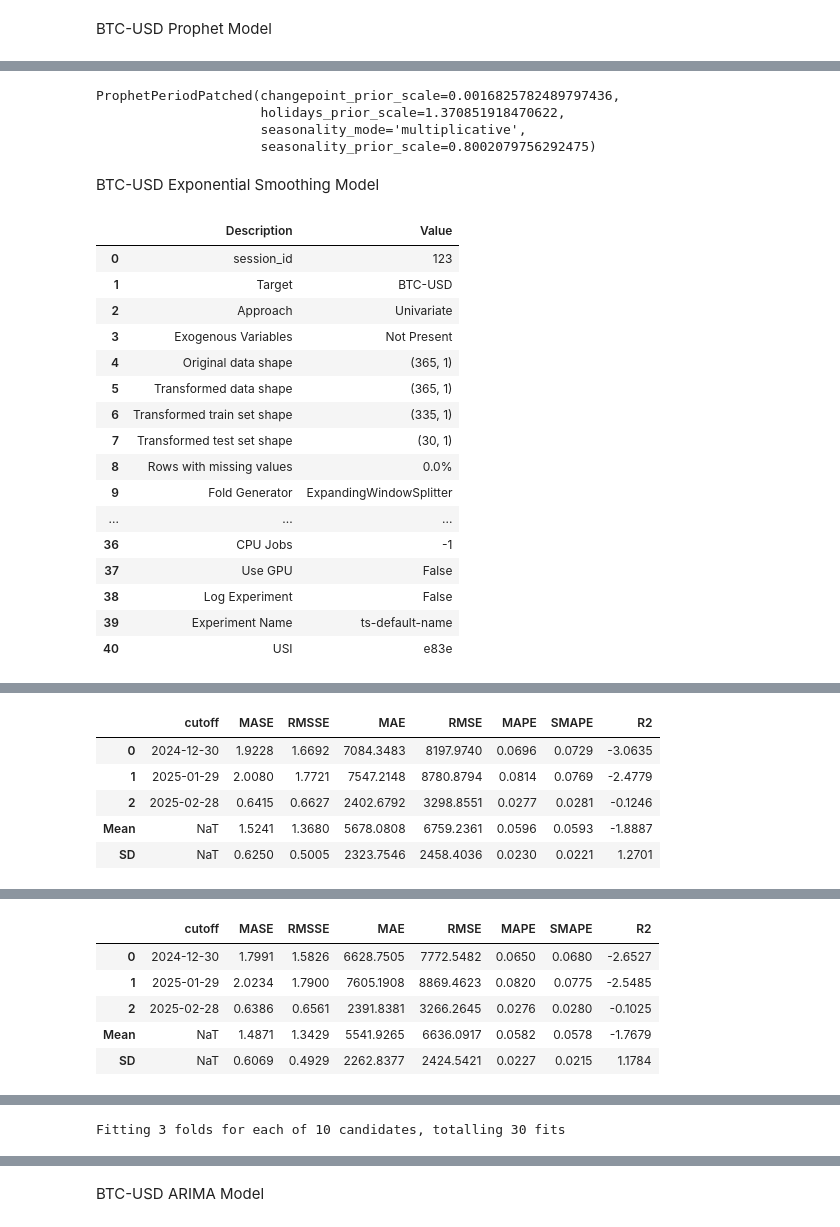
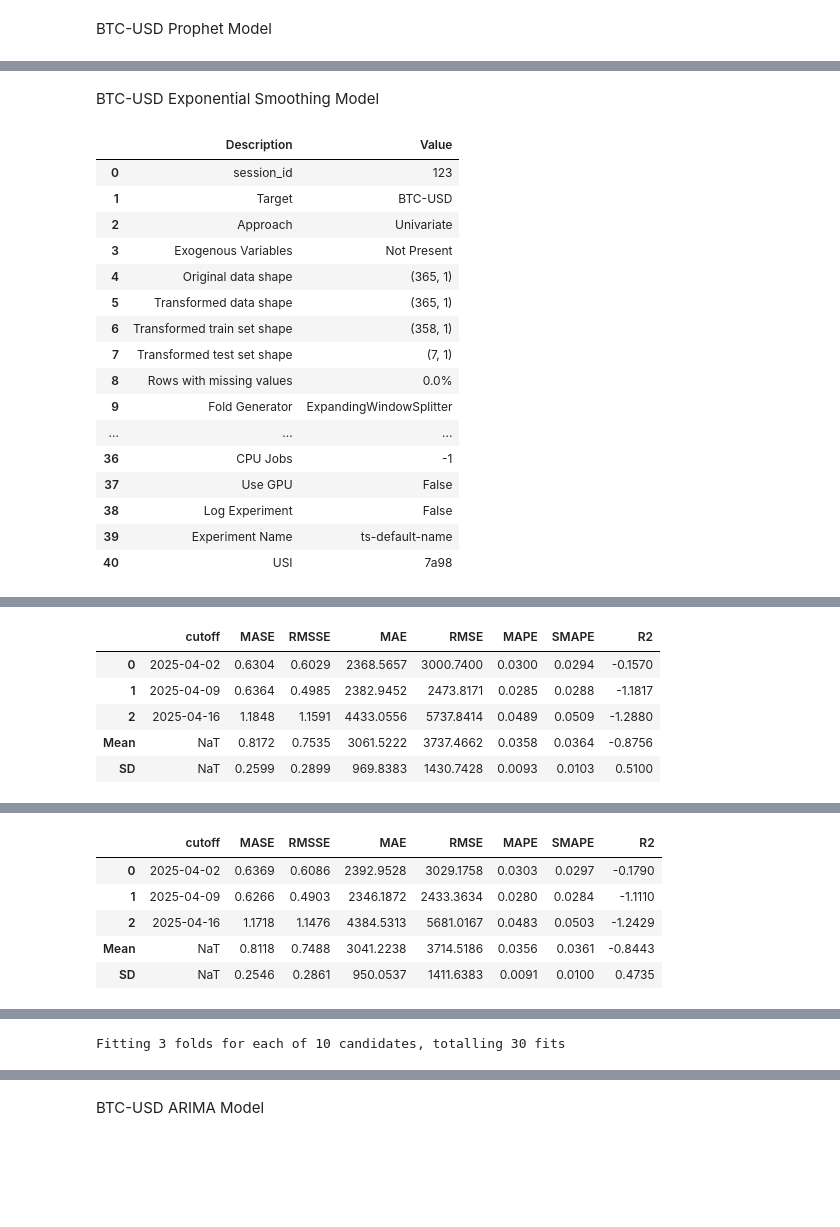
Before and after one commit to gedghill/AE2, a Jupyter notebook: arima_prophet_forecast.ipynb, the cells around one changed output, grey strips where cells are left out. Saved outputs shown, nothing was run; the diff lists cells and outputs as text; code cells hidden in the pictures; blank space fills up the shorter version.

```diff
--- a/arima_prophet_forecast.ipynb
+++ b/arima_prophet_forecast.ipynb
@@ -105,10 +109,3 @@ Fitting 3 folds for each of 10 candidates, totalling 30 fits
-# %%
-print(tuned_prophet)
-# %% [output]
-ProphetPeriodPatched(changepoint_prior_scale=0.0016825782489797436,
-                     holidays_prior_scale=1.370851918470622,
-                     seasonality_mode='multiplicative',
-                     seasonality_prior_scale=0.8002079756292475)
 # %%
 # Predictions
 final_prophet = finalize_model(tuned_prophet)
@@ -130,50 +129,50 @@ BTC-USD Exponential Smoothing Model
 s = setup(data=btc,
           target = 'BTC-USD',
           #transform_target='log',
-          fh=30,  # Forecast horizon
+          fh=7,  # Forecast horizon
           session_id=123,
           fold_strategy='expanding',
           seasonal_period='D',
           #fold_spans="adaptive",
           numeric_imputation_target = 'drift')
 
 exp = create_model('exp_smooth')
 tuned_exp = tune_model(exp)
 final_exp = finalize_model(tuned_exp)
 exp_prediction = predict_model(final_exp)
 # %% [output]
 |  | Description | Value |
 | 0 | session_id | 123 |
 | 1 | Target | BTC-USD |
 | 2 | Approach | Univariate |
 | 3 | Exogenous Variables | Not Present |
 | 4 | Original data shape | (365, 1) |
 | 5 | Transformed data shape | (365, 1) |
-| 6 | Transformed train set shape | (335, 1) |
-| 7 | Transformed test set shape | (30, 1) |
+| 6 | Transformed train set shape | (358, 1) |
+| 7 | Transformed test set shape | (7, 1) |
 | 8 | Rows with missing values | 0.0% |
 | 9 | Fold Generator | ExpandingWindowSplitter |
 | ... | ... | ... |
 | 36 | CPU Jobs | -1 |
 | 37 | Use GPU | False |
 | 38 | Log Experiment | False |
 | 39 | Experiment Name | ts-default-name |
-| 40 | USI | e83e |
+| 40 | USI | 7a98 |
 [interactive output not drawn]
 |  | cutoff | MASE | RMSSE | MAE | RMSE | MAPE | SMAPE | R2 |
-| 0 | 2024-12-30 | 1.9228 | 1.6692 | 7084.3483 | 8197.9740 | 0.0696 | 0.0729 | -3.0635 |
-| 1 | 2025-01-29 | 2.0080 | 1.7721 | 7547.2148 | 8780.8794 | 0.0814 | 0.0769 | -2.4779 |
-| 2 | 2025-02-28 | 0.6415 | 0.6627 | 2402.6792 | 3298.8551 | 0.0277 | 0.0281 | -0.1246 |
-| Mean | NaT | 1.5241 | 1.3680 | 5678.0808 | 6759.2361 | 0.0596 | 0.0593 | -1.8887 |
-| SD | NaT | 0.6250 | 0.5005 | 2323.7546 | 2458.4036 | 0.0230 | 0.0221 | 1.2701 |
+| 0 | 2025-04-02 | 0.6304 | 0.6029 | 2368.5657 | 3000.7400 | 0.0300 | 0.0294 | -0.1570 |
+| 1 | 2025-04-09 | 0.6364 | 0.4985 | 2382.9452 | 2473.8171 | 0.0285 | 0.0288 | -1.1817 |
+| 2 | 2025-04-16 | 1.1848 | 1.1591 | 4433.0556 | 5737.8414 | 0.0489 | 0.0509 | -1.2880 |
+| Mean | NaT | 0.8172 | 0.7535 | 3061.5222 | 3737.4662 | 0.0358 | 0.0364 | -0.8756 |
+| SD | NaT | 0.2599 | 0.2899 | 969.8383 | 1430.7428 | 0.0093 | 0.0103 | 0.5100 |
 [interactive output not drawn]
 [interactive output not drawn]
 |  | cutoff | MASE | RMSSE | MAE | RMSE | MAPE | SMAPE | R2 |
-| 0 | 2024-12-30 | 1.7991 | 1.5826 | 6628.7505 | 7772.5482 | 0.0650 | 0.0680 | -2.6527 |
-| 1 | 2025-01-29 | 2.0234 | 1.7900 | 7605.1908 | 8869.4623 | 0.0820 | 0.0775 | -2.5485 |
-| 2 | 2025-02-28 | 0.6386 | 0.6561 | 2391.8381 | 3266.2645 | 0.0276 | 0.0280 | -0.1025 |
-| Mean | NaT | 1.4871 | 1.3429 | 5541.9265 | 6636.0917 | 0.0582 | 0.0578 | -1.7679 |
-| SD | NaT | 0.6069 | 0.4929 | 2262.8377 | 2424.5421 | 0.0227 | 0.0215 | 1.1784 |
+| 0 | 2025-04-02 | 0.6369 | 0.6086 | 2392.9528 | 3029.1758 | 0.0303 | 0.0297 | -0.1790 |
+| 1 | 2025-04-09 | 0.6266 | 0.4903 | 2346.1872 | 2433.3634 | 0.0280 | 0.0284 | -1.1110 |
+| 2 | 2025-04-16 | 1.1718 | 1.1476 | 4384.5313 | 5681.0167 | 0.0483 | 0.0503 | -1.2429 |
+| Mean | NaT | 0.8118 | 0.7488 | 3041.2238 | 3714.5186 | 0.0356 | 0.0361 | -0.8443 |
+| SD | NaT | 0.2546 | 0.2861 | 950.0537 | 1411.6383 | 0.0091 | 0.0100 | 0.4735 |
 [interactive output not drawn]
 Fitting 3 folds for each of 10 candidates, totalling 30 fits
 [Parallel(n_jobs=-1)]: Using backend LokyBackend with 8 concurrent workers.
```
Also changed, not shown: parts of 13 cells of this notebook, 16 other files.
